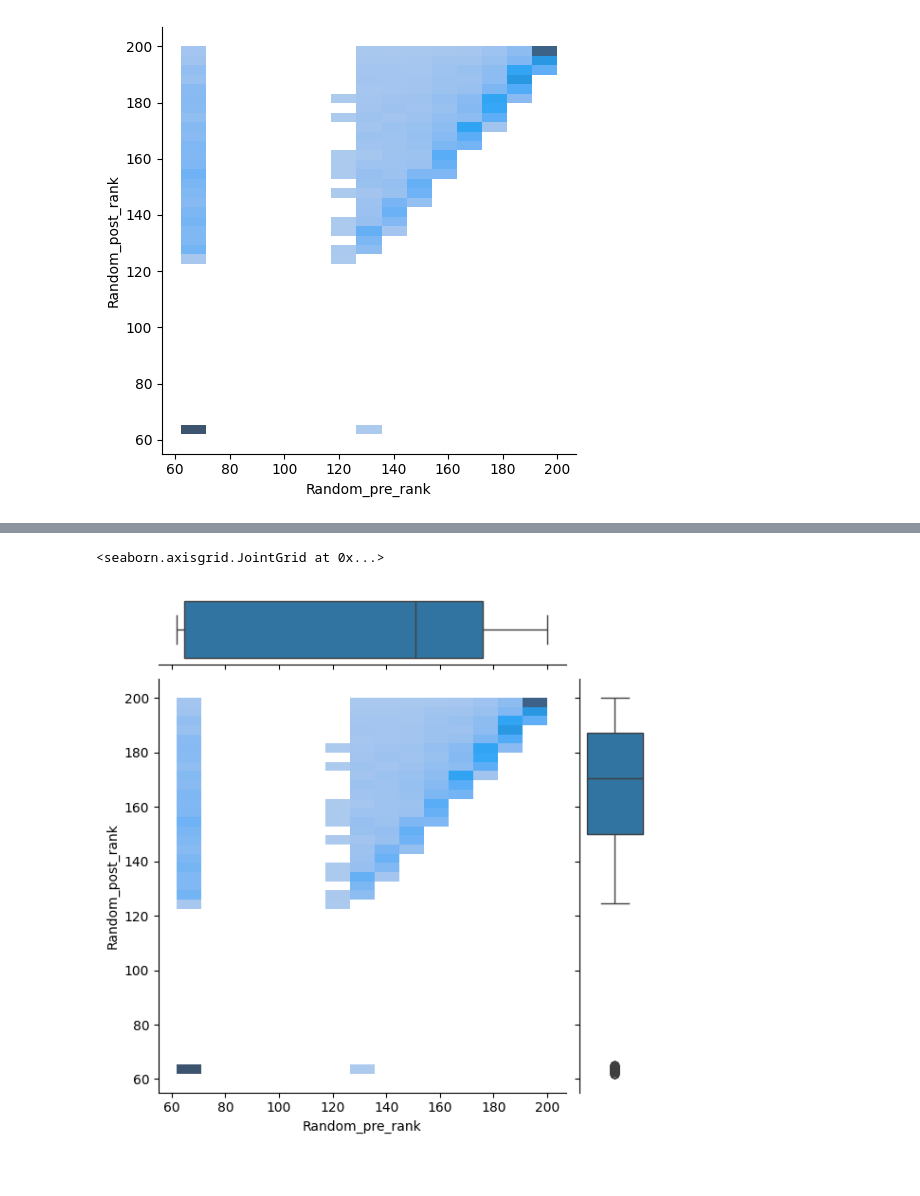
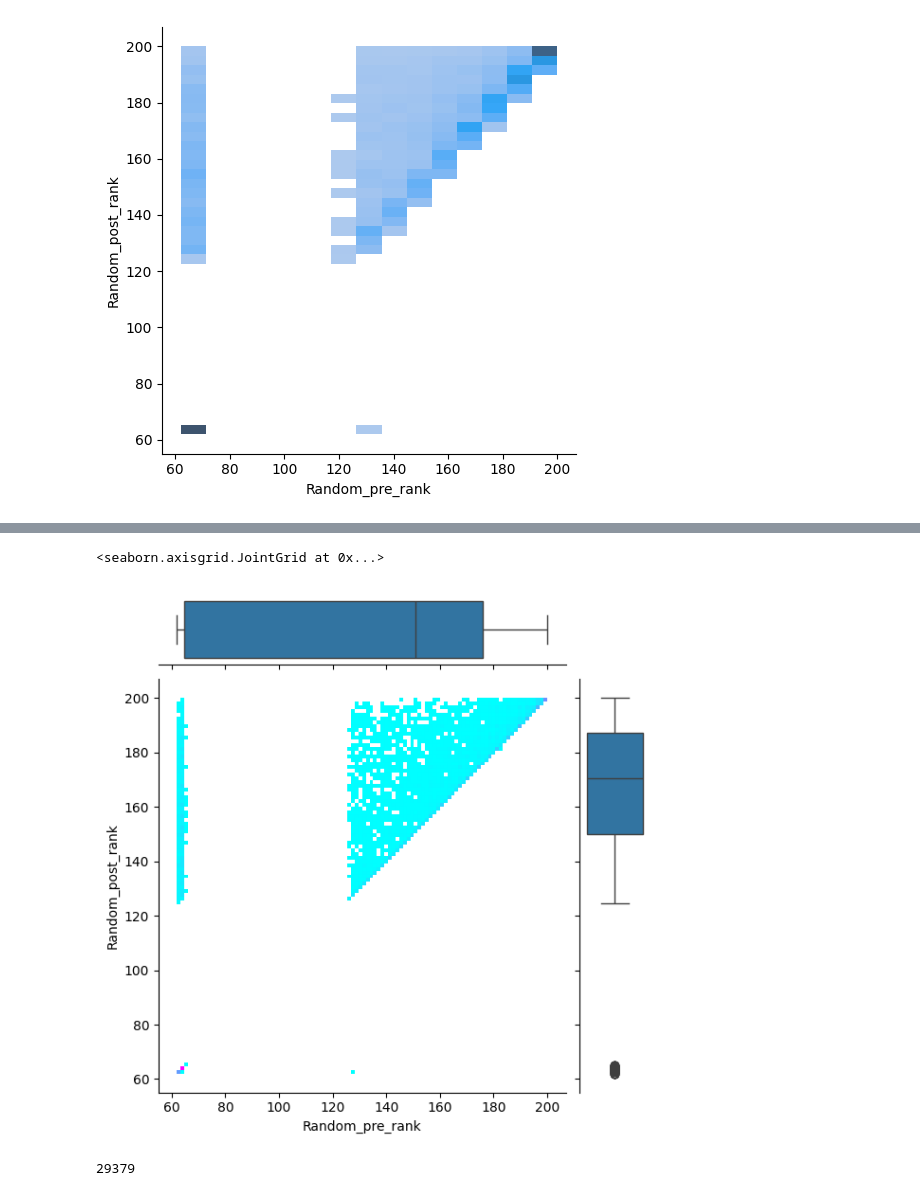
Before and after one commit to Poutchy/temp, a Jupyter notebook: EBA_graph.ipynb, the cells around one changed output, grey strips where cells are left out. Cells and saved outputs as stored; diff of their text form; code cells hidden in the pictures.

```diff
--- a/EBA_graph.ipynb
+++ b/EBA_graph.ipynb
@@ -948,7 +988,24 @@ g.plot_marginals(sns.boxplot)
 # %%
 g = sns.JointGrid(data=data, x="Random_pre_rank", y="Random_post_rank")
-g.plot_joint(sns.histplot)
+g.plot_joint(sns.histplot, bins=100, cmap="cool")
 g.plot_marginals(sns.boxplot)
 # %% [output]
 <seaborn.axisgrid.JointGrid at 0x...>
-[figure, old version]
+[figure, new version]
+# %%
+
+def required_length(topK: int, alpha: float) -> int:
+    """
+    The function required_length() returns the length that the personalized walk
+    has to reach for the Personalized Pagerank to achieve the specified precision.
+    """
+    a = float(alpha)
+    c = 100.0
+    N = 10000000.0  # Upper bound for the size of the graph.
+
+    res = c / (1 - a) * math.pow(float(topK), a) * math.pow(N, 1 - a)
+    return round(res)
+
+print(required_length(5, 0.85))
+# %% [output]
+29379
```
Also changed, not shown: parts of 8 cells of this notebook.
